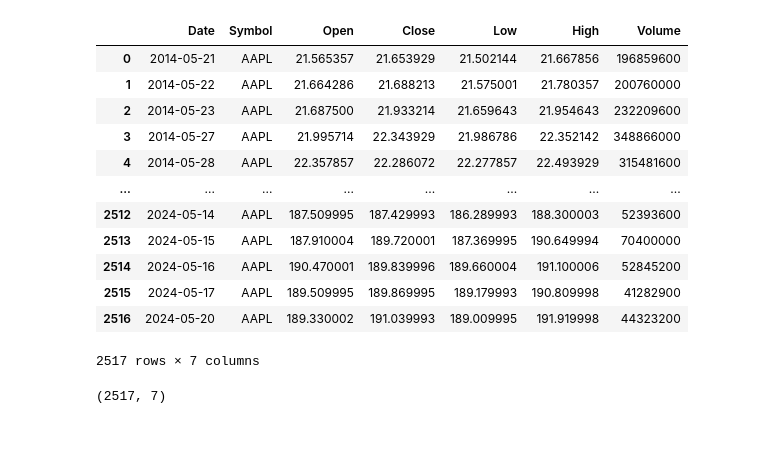
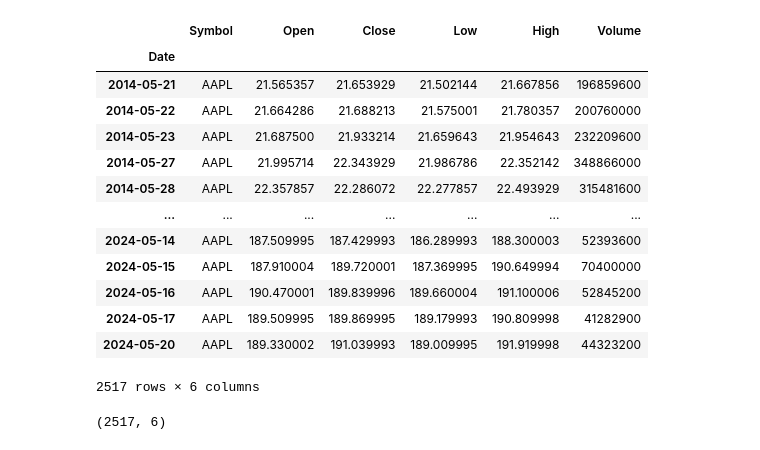
Before and after one commit to YLu-1258/CSA_AI_Flask_Backend, a Jupyter notebook: lstm/lstm_test.ipynb, the cells around one changed output. Drawn from its saved outputs; the diff is of its cells as text; code cells hidden in the pictures.

```diff
--- a/lstm/lstm_test.ipynb
+++ b/lstm/lstm_test.ipynb
@@ -24,41 +24,43 @@ To enable the following instructions: AVX2 AVX_VNNI FMA, in other operations, re
 # %%
 class StockDataFrame:
     def __init__(self, ticker):
         self.__ticker = ticker
         self.__data_dir = data_dir
         self.__ticker_data_path = data_dir.format(ticker=self.__ticker.upper())
         self.__stock_df = None
 
     def generate_data_frame(self):
         self.__stock_df = pd.read_csv(self.__ticker_data_path)
+        self.__stock_df.set_index('Date', inplace=True)
 
     def get_data_frame(self):
         return self.__stock_df
 
     def get_ticker(self):
         return self.__ticker
 
 # Create a StockDataFrame instance for AAPL and generate the DataFrame
 AAPLDF = StockDataFrame("AAPL")
 AAPLDF.generate_data_frame()
 aapl_df = AAPLDF.get_data_frame()
 aapl_df
 # %% [output]
-|  | Date | Symbol | Open | Close | Low | High | Volume |
-| 0 | 2014-05-21 | AAPL | 21.565357 | 21.653929 | 21.502144 | 21.667856 | 196859600 |
-| 1 | 2014-05-22 | AAPL | 21.664286 | 21.688213 | 21.575001 | 21.780357 | 200760000 |
-| 2 | 2014-05-23 | AAPL | 21.687500 | 21.933214 | 21.659643 | 21.954643 | 232209600 |
-| 3 | 2014-05-27 | AAPL | 21.995714 | 22.343929 | 21.986786 | 22.352142 | 348866000 |
-| 4 | 2014-05-28 | AAPL | 22.357857 | 22.286072 | 22.277857 | 22.493929 | 315481600 |
-| ... | ... | ... | ... | ... | ... | ... | ... |
-| 2512 | 2024-05-14 | AAPL | 187.509995 | 187.429993 | 186.289993 | 188.300003 | 52393600 |
-| 2513 | 2024-05-15 | AAPL | 187.910004 | 189.720001 | 187.369995 | 190.649994 | 70400000 |
-| 2514 | 2024-05-16 | AAPL | 190.470001 | 189.839996 | 189.660004 | 191.100006 | 52845200 |
-| 2515 | 2024-05-17 | AAPL | 189.509995 | 189.869995 | 189.179993 | 190.809998 | 41282900 |
-| 2516 | 2024-05-20 | AAPL | 189.330002 | 191.039993 | 189.009995 | 191.919998 | 44323200 |
+|  | Symbol | Open | Close | Low | High | Volume |
+| Date |  |  |  |  |  |  |
+| 2014-05-21 | AAPL | 21.565357 | 21.653929 | 21.502144 | 21.667856 | 196859600 |
+| 2014-05-22 | AAPL | 21.664286 | 21.688213 | 21.575001 | 21.780357 | 200760000 |
+| 2014-05-23 | AAPL | 21.687500 | 21.933214 | 21.659643 | 21.954643 | 232209600 |
+| 2014-05-27 | AAPL | 21.995714 | 22.343929 | 21.986786 | 22.352142 | 348866000 |
+| 2014-05-28 | AAPL | 22.357857 | 22.286072 | 22.277857 | 22.493929 | 315481600 |
+| ... | ... | ... | ... | ... | ... | ... |
+| 2024-05-14 | AAPL | 187.509995 | 187.429993 | 186.289993 | 188.300003 | 52393600 |
+| 2024-05-15 | AAPL | 187.910004 | 189.720001 | 187.369995 | 190.649994 | 70400000 |
+| 2024-05-16 | AAPL | 190.470001 | 189.839996 | 189.660004 | 191.100006 | 52845200 |
+| 2024-05-17 | AAPL | 189.509995 | 189.869995 | 189.179993 | 190.809998 | 41282900 |
+| 2024-05-20 | AAPL | 189.330002 | 191.039993 | 189.009995 | 191.919998 | 44323200 |
-2517 rows × 7 columns
+2517 rows × 6 columns
 # %%
 aapl_df.shape
 # %% [output]
-(2517, 7)
+(2517, 6)
 # %%
```
Also changed, not shown: parts of 4 cells of this notebook, 22 other files.
